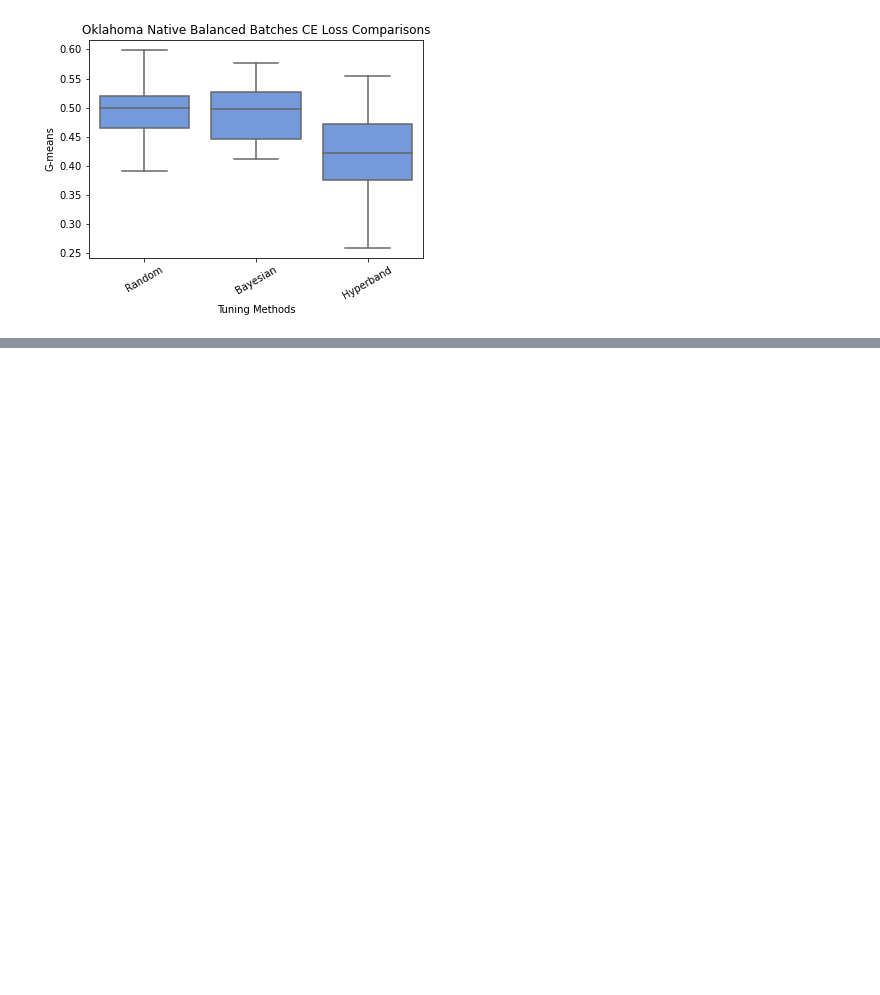
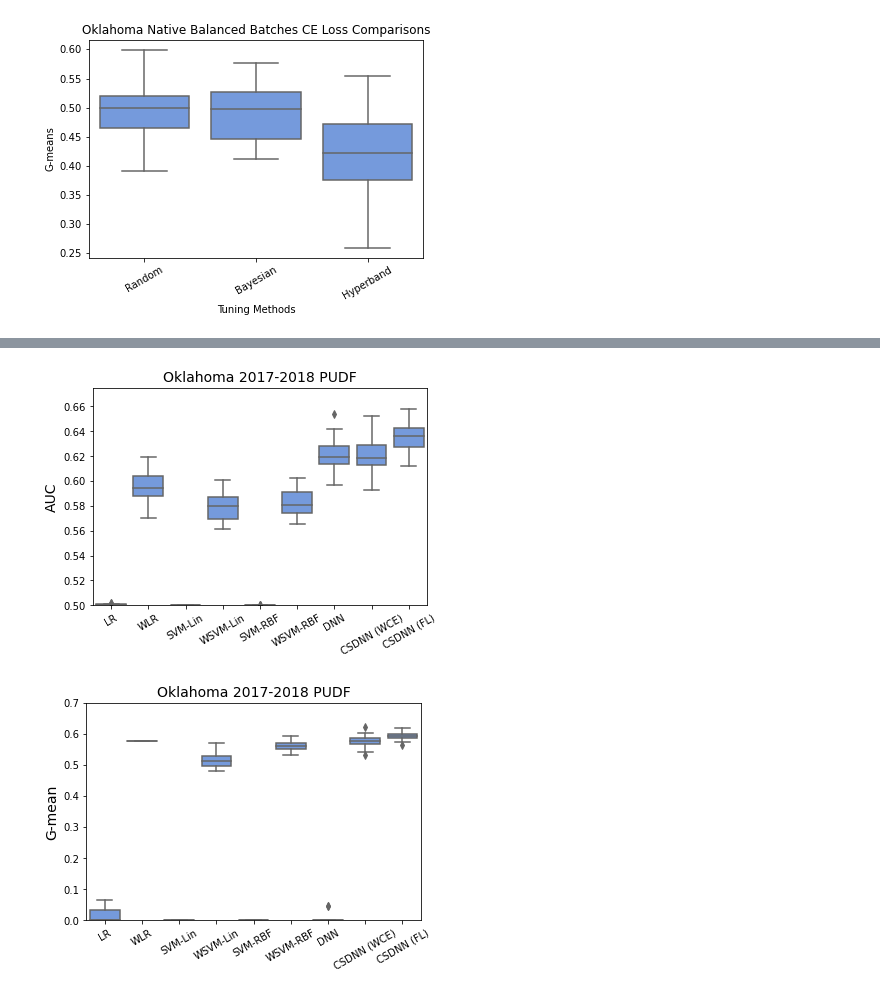
Before and after one commit to rachellb/Bennett_OUDSA5900, a Jupyter notebook: Descriptions/ResultsPlots.ipynb, the cells around one changed output, grey strips where cells are left out. Cells and saved outputs as stored; diff of their text form; code cells hidden in the pictures; blank space fills up the shorter version.

```diff
--- a/Descriptions/ResultsPlots.ipynb
+++ b/Descriptions/ResultsPlots.ipynb
@@ -469,0 +469,79 @@ plt.show()
+# %%
+data = 'Oklahoma'
+
+parent = os.path.dirname(os.getcwd())
+
+logAUC = np.load(os.path.join(parent, 'BoxPlots/', 'AUC/' + data + '/log_auc.npy'))
+logWeightAUC = np.load(os.path.join(parent, 'BoxPlots/','AUC/' + data + '/logWeight_auc.npy'))
+
+svmLinAUC = np.load(os.path.join(parent, 'BoxPlots/','AUC/' + data + '/SVMLin_auc.npy'))
+svmLinWeightAUC = np.load(os.path.join(parent, 'BoxPlots/','AUC/' + data + '/SVMLinWeight_auc.npy'))
+
+svmRBFAUC = np.load(os.path.join(parent, 'BoxPlots/','AUC/' + data + '/SVMRBF_auc.npy'))
+svmRBFWeightAUC = np.load(os.path.join(parent, 'BoxPlots/','AUC/' + data + '/SVMRBFWeight_auc.npy'))
+
+DNN = np.load(os.path.join(parent, 'BoxPlots/','AUC/' + data + '/DNN_auc.npy'))
+CSDNN = np.load(os.path.join(parent, 'BoxPlots/','AUC/' + data + '/CSDNN_auc.npy'))
+
+CSDNNWCE = [0.61489373, 0.61741406, 0.63951194, 0.5930627, 0.6217273, 0.63901645, 0.63442224, 0.6111471, 0.62485194, 0.6013273, 0.62048537, 0.6295878, 0.6018464, 0.61415243, 0.6308347, 0.6126271, 0.61479336, 0.636519, 0.62617576, 0.62023044, 0.6233088, 0.63261163, 0.6336504, 0.62907964, 0.6191313, 0.6006524, 0.61701804, 0.60367465, 0.6232356, 0.6145889, 0.61749744, 0.6275894, 0.6051939, 0.6231309, 0.61272055, 0.6325652, 0.6159714, 0.629819, 0.6142003, 0.6078233, 0.6046699, 0.6521676, 0.6321301, 0.61692363, 0.6155324, 0.62539625, 0.6053701, 0.61359495, 0.6215644, 0.61102206]
+
+CSDNNFL = [0.6471748352050781, 0.6249105334281921, 0.6524817943572998, 0.6143810749053955, 0.6265211701393127, 0.6369036436080933, 0.6541562080383301, 0.6298335790634155, 0.6426350474357605, 0.6185874938964844, 0.6269136071205139, 0.63446044921875, 0.61838299036026, 0.6367421746253967, 0.647729218006134, 0.636485755443573, 0.6355302333831787, 0.6424229145050049, 0.6295572519302368, 0.6426985263824463, 0.6493667364120483, 0.6576714515686035, 0.6431491374969482, 0.6364309191703796, 0.6286444664001465, 0.6202957630157471, 0.6396048069000244, 0.612097442150116, 0.6446493864059448, 0.6273711323738098, 0.6301482319831848, 0.6428748369216919, 0.6242450475692749, 0.6425679922103882, 0.633246660232544, 0.6232895255088806, 0.6394051313400269, 0.6503040790557861, 0.6361377239227295, 0.6299307346343994, 0.6222613453865051, 0.6511528491973877, 0.6564141511917114, 0.63676917552948, 0.6272803544998169, 0.6390987634658813, 0.6313444972038269, 0.6310194730758667, 0.6248968839645386, 0.61948561668396]
+
+DNN = [0.6217743, 0.6180613, 0.6387897, 0.59702235, 0.6219109, 0.63593054, 0.636478, 0.61268324, 0.6268374, 0.6014224, 0.6243143, 0.6294754, 0.6067756, 0.6161624, 0.6324539, 0.6134504, 0.61513555, 0.63620543, 0.62468135, 0.6207005, 0.6259264, 0.63503003, 0.64195234, 0.6283072, 0.61528707, 0.6010224, 0.61862326, 0.60349846, 0.61945814, 0.61522543, 0.6197853, 0.62805575, 0.6074433, 0.62220854, 0.61374944, 0.6320327, 0.61354136, 0.62948155, 0.6146929, 0.60725605, 0.6024599, 0.65373, 0.63292825, 0.615613, 0.6173563, 0.6257674, 0.60464144, 0.6156508, 0.62356615, 0.6087264]
+
+AUCs = pd.DataFrame({"LR": logAUC,
+                     "WLR": logWeightAUC,
+                     "SVM-Lin": svmLinAUC,
+                     "WSVM-Lin": svmLinWeightAUC,
+                     "SVM-RBF": svmRBFAUC,
+                     "WSVM-RBF": svmRBFWeightAUC,
+                     "DNN": DNN,
+                     "CSDNN (WCE)": CSDNNWCE,
+                     "CSDNN (FL)": CSDNNFL})
+
+g = sns.boxplot(data=AUCs, color='cornflowerblue')
+g.set_title('Oklahoma 2017-2018 PUDF', fontsize=14)
+g.set_ylabel('AUC', fontsize=14)
+g.set_xticklabels(g.get_xticklabels(), rotation=30)
+plt.ylim(0.5,0.675)
+plt.savefig('AUCOKBox.png', dpi=400, bbox_inches="tight")
+plt.show()
+
+logGmean = np.load(os.path.join(parent, 'BoxPlots/','Gmean/' + data + '/log_gmean.npy'))
+logWeightGmean = np.load(os.path.join(parent, 'BoxPlots/','Gmean/' + data + '/logWeight_gmean.npy'))
+
+svmLinGmean = np.load(os.path.join(parent, 'BoxPlots/','Gmean/' + data + '/SVMLin_gmean.npy'))
+svmLinWeightGmean = np.load(os.path.join(parent, 'BoxPlots/','Gmean/' + data + '/SVMLinWeight_gmean.npy'))
+
+svmRBFGmean = np.load(os.path.join(parent, 'BoxPlots/','Gmean/' + data + '/SVMRBF_gmean.npy'))
+svmRBFWeightGmean = np.load(os.path.join(parent, 'BoxPlots/','Gmean/' + data + '/SVMRBFWeight_gmean.npy'))
+
+DNN = np.load(os.path.join(parent, 'BoxPlots/','Gmean/' + data + '/DNN_gmean.npy'))
+CSDNN = np.load(os.path.join(parent, 'BoxPlots/','Gmean/' + data + '/CSDNN_gmean.npy'))
+
+DNN = [0.0, 0.0, 0.04602873089491618, 0.0, 0.0, 0.0, 0.0, 0.0, 0.0, 0.0, 0.0, 0.0, 0.0, 0.0, 0.0, 0.0, 0.0, 0.0, 0.0, 0.0, 0.0, 0.0, 0.0, 0.0, 0.04602873089491618, 0.0, 0.0, 0.0, 0.0, 0.0, 0.0, 0.0, 0.0, 0.0, 0.0, 0.0, 0.0, 0.0, 0.0, 0.0, 0.0, 0.0, 0.0, 0.0, 0.0, 0.0, 0.0, 0.0, 0.0, 0.0]
+CSDNNWCE = [0.5670513052414184, 0.5847562868088485, 0.5935624458392649, 0.5326834790664322, 0.5678875618417148, 0.6043731110977597, 0.5738961187907772, 0.5643831726741488, 0.5867470535475796, 0.5420807177467128, 0.5658185743979336, 0.5977727254721251, 0.5406430740286028, 0.5729961682498413, 0.5798469884437404, 0.5676671571684987, 0.5851953405112365, 0.6029782412474802, 0.5781357604558687, 0.5507173129696419, 0.5659429519832151, 0.5862133703884165, 0.5851137839735583, 0.566805964841183, 0.5834416346982917, 0.5713310146482488, 0.5886841519824003, 0.5636174021779962, 0.5863171751793939, 0.5787985054791299, 0.5809213544394565, 0.586113395074995, 0.5566604444986998, 0.5768893379595812, 0.5676031677523452, 0.5795183689519996, 0.5726613025923156, 0.5823891526404059, 0.5838245868578278, 0.575037000412392, 0.5465742344984315, 0.6228294998337128, 0.6028603904659094, 0.5609705653983418, 0.5632164740129361, 0.579500526236236, 0.5647424303420223, 0.5597607584235003, 0.5819455767105579, 0.588000761232927]
+CSDNNFL = [0.5935320095395386, 0.5951370448955005, 0.6107994437256082, 0.579474218665994, 0.5877689536087779, 0.6008145589941973, 0.604265404592895, 0.5929613652649961, 0.6015495062899089, 0.5735895128698284, 0.5830569625029942, 0.6004303246873528, 0.5864254655070615, 0.5826674674367296, 0.6076726585182353, 0.587314543891738, 0.5833087010872373, 0.5946794193303745, 0.5978650700953282, 0.5936662884084147, 0.6083749831478281, 0.6187635728121248, 0.6004996215924587, 0.5914649565389795, 0.5925626178600281, 0.5800380829445391, 0.5946000554406455, 0.5730715843686045, 0.6080259604092141, 0.5925424832829105, 0.5939151037013977, 0.5958170403970671, 0.5838488819883075, 0.5915530326382822, 0.5898917206381369, 0.589829468071763, 0.5967365098619162, 0.6090430648136996, 0.5911495230671494, 0.5855354899415952, 0.5645516917700957, 0.6089598434748509, 0.6139793988477766, 0.6009259724229422, 0.5873511082213543, 0.6016993402746187, 0.5933497910286147, 0.5838182290866906, 0.5968757810015468, 0.5925800672734791]
+
+
+gmean = pd.DataFrame({"LR": logGmean,
+                      "WLR": logWeightGmean,
+                      "SVM-Lin": svmLinGmean,
+                      "WSVM-Lin": svmLinWeightGmean,
+                      "SVM-RBF": svmRBFGmean,
+                      "WSVM-RBF": svmRBFWeightGmean,
+                      "DNN": DNN,
+                      "CSDNN (WCE)": CSDNNWCE,
+                      "CSDNN (FL)": CSDNNFL})
+
+g = sns.boxplot(data=gmean, color='cornflowerblue')
+g.set_title('Oklahoma 2017-2018 PUDF', fontsize=14)
+g.set_ylabel('G-mean', fontsize=14)
+g.set_xticklabels(g.get_xticklabels(), rotation=30)
+plt.ylim(0,0.7)
+#g.YAxis.TickLabelFormat = '%.4f'
+plt.savefig('GmeanOkBox.png', dpi=400, bbox_inches="tight")
+plt.show()
+# %% [output]
+[figure, added]
+[figure, added]
```
Also changed, not shown: parts of 15 cells of this notebook, 6 other files.
